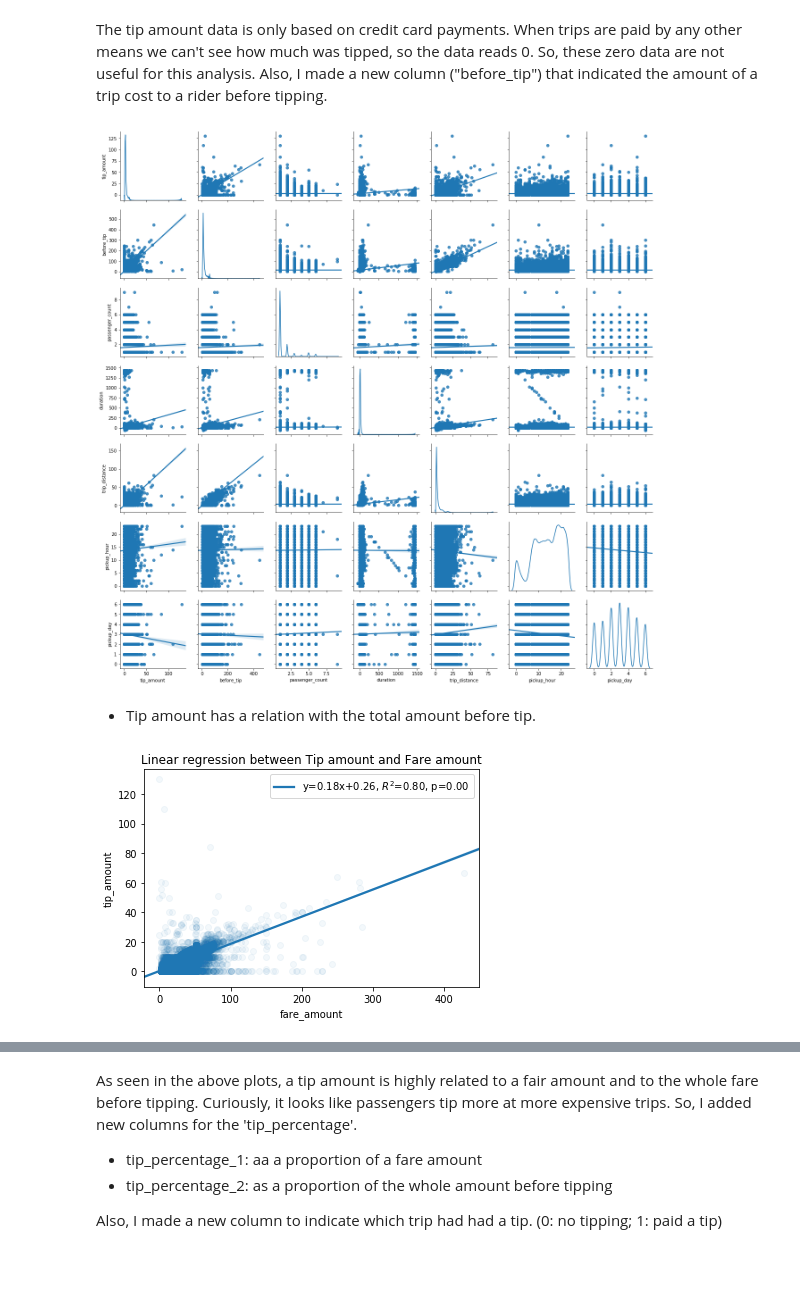
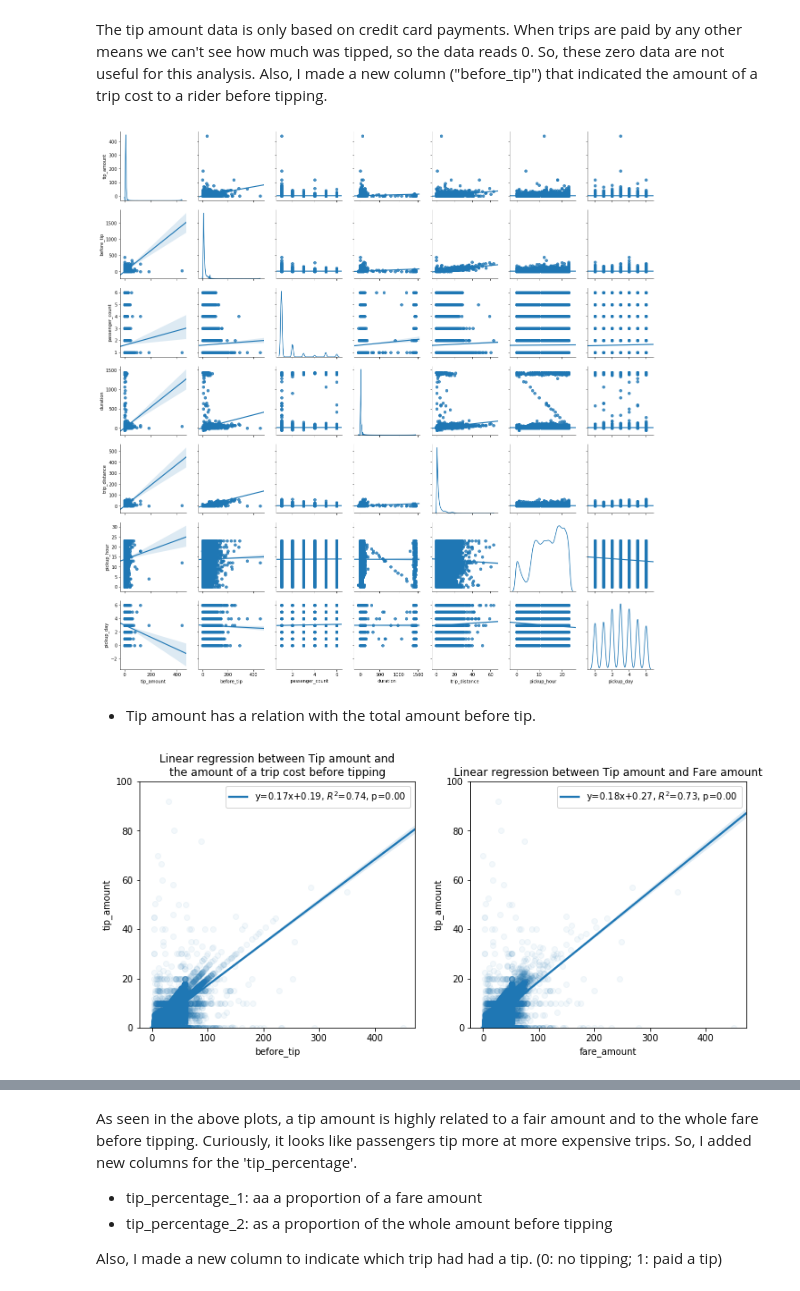
Before and after one commit to pinguino-lim/Taxi_NY, a Jupyter notebook: data/NY yellow cap.ipynb, the cells around one changed output, grey strips where cells are left out. Drawn from its saved outputs; the diff is of its cells as text; code cells hidden in the pictures; blank space fills up the shorter version.

```diff
--- a/data/NY yellow cap.ipynb
+++ b/data/NY yellow cap.ipynb
@@ -173,7 +153,7 @@ plt.show()
 # %% [markdown]
 The tip amount data is only based on credit card payments. When trips are paid by any other means we can't see how much was tipped, so the data reads 0. So, these zero data are not useful for this analysis. Also, I made a new column ("before_tip") that indicated the amount of a trip cost to a rider before tipping.
 # %%
-tip_data = data[(data['payment_type'] == 1)]
+tip_data = data[(data['payment_type'] == 1) & (data['store_and_fwd_flag'] == 0)]
 tip_data = tip_data.drop(['payment_type'], axis=1)
 tip_data = tip_data.assign(before_tip = lambda x: (x.total_amount-x.tip_amount))
 # %%
@@ -183,18 +163,32 @@ sns.pairplot(tip_data,
 
 plt.show()
 # %% [output]
-[figure, old version]
+[figure, new version]
 # %% [markdown]
 - Tip amount has a relation with the total amount before tip.
 # %%
+plt.figure(figsize=(12, 5))
+plt.subplot(1,2,1)
+slope, intercept, r_value, p_value, std_err = stats.linregress(tip_data['before_tip'],tip_data['tip_amount'])
 
+ax = sns.regplot(x="before_tip", y="tip_amount", data=tip_data,
+ line_kws={'label':"y={0:.2f}x+{1:.2f}, $R^2$={2:.2f}, p={3:.2f} ".format(slope,intercept,r_value,p_value)},
+                scatter_kws={'alpha':0.05})
+ax.legend()
+ax.axes.set_ylim(0,100)
+ax.set_title("""Linear regression between Tip amount and
+the amount of a trip cost before tipping""")
+
+plt.subplot(1,2,2)
 slope, intercept, r_value, p_value, std_err = stats.linregress(tip_data['fare_amount'],tip_data['tip_amount'])
 
 ax = sns.regplot(x="fare_amount", y="tip_amount", data=tip_data,
  line_kws={'label':"y={0:.2f}x+{1:.2f}, $R^2$={2:.2f}, p={3:.2f} ".format(slope,intercept,r_value,p_value)},
                 scatter_kws={'alpha':0.05})
 ax.legend()
+ax.axes.set_ylim(0,100)
 ax.set_title("Linear regression between Tip amount and Fare amount")
 plt.show()
+plt.show()
 # %% [output]
-[figure, old version]
+[figure, new version]
```
Also changed, not shown: parts of 46 cells of this notebook, 1 other file.
